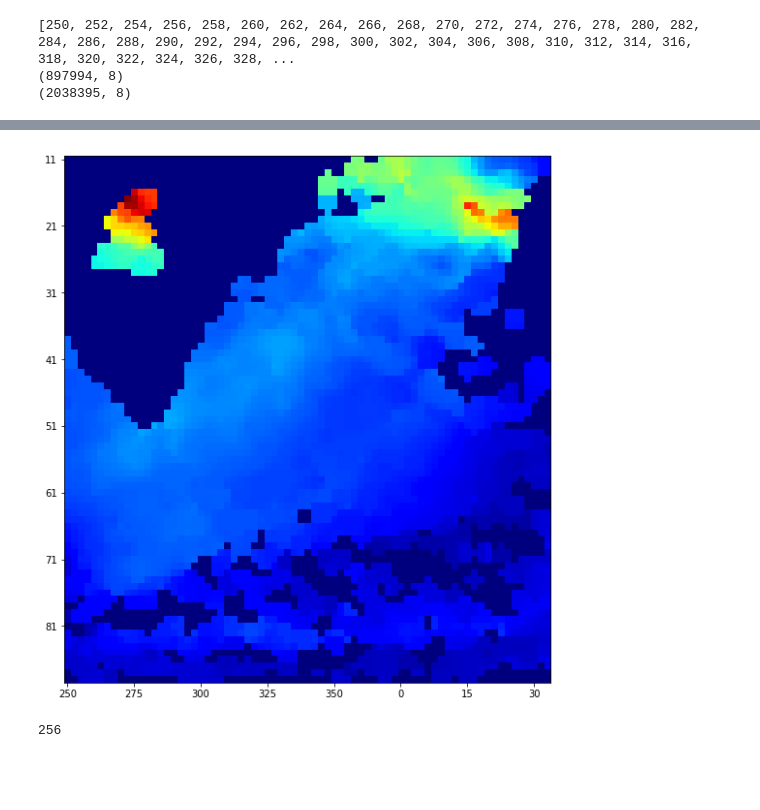
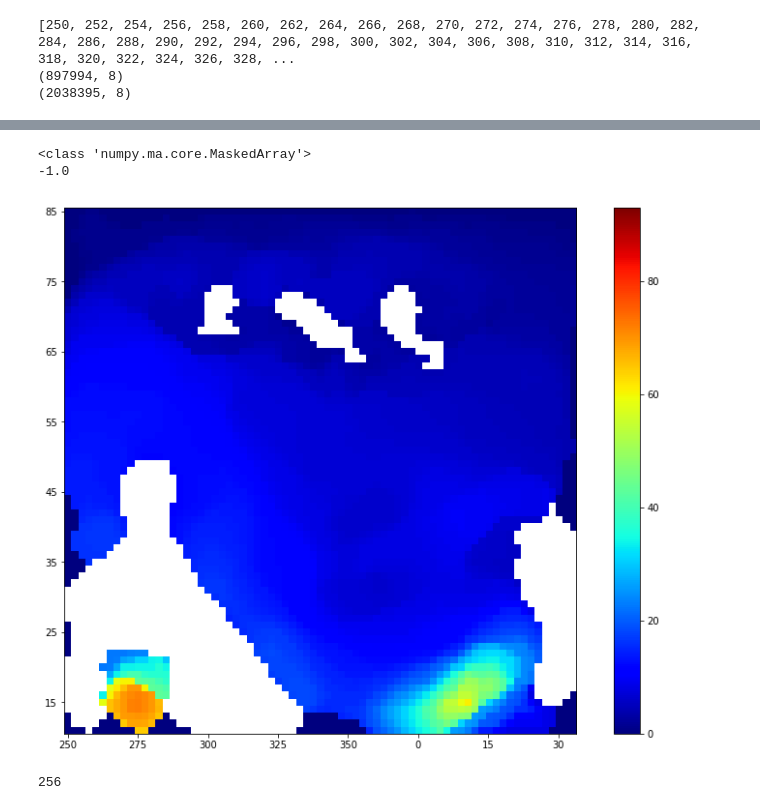
Before and after one commit to vtsuperdarn/DeepPredTEC, a Jupyter notebook: TecMovie/plotting_tec.ipynb, the cells around one changed output, grey strips where cells are left out. Saved outputs shown, nothing was run; the diff lists cells and outputs as text; code cells hidden in the pictures; blank space fills up the shorter version.

Commit message:
plotting_tec updated

```diff
--- a/TecMovie/plotting_tec.ipynb
+++ b/TecMovie/plotting_tec.ipynb
@@ -60,9 +61,10 @@ print medFiltTECDF.shape
 (897994, 8)
 (2038395, 8)
 # %%
+date_val = ["15", "25", "30", "45", "55", "60", "75", "85", "90", "105", "115", "120", "135", "145", "150", "165", "175", "180", "195", "200", "210", "225", "230"]
 #initializing the datetime variable which will be used for selecting values from the table
-date = datetime.datetime.strptime( "20150101"+ ":" + "235", "%Y%m%d:%H%M" )
+date = datetime.datetime.strptime( "20150101"+ ":" + "230", "%Y%m%d:%H%M" )
 #selecting those rows where the datetime gives the time with the longitudes are in the given range and latitude = 11
-print medFiltTECDF[(medFiltTECDF["Mlat"]==11.00) & (medFiltTECDF["Mlon"].isin(longitudes)) & (medFiltTECDF["date"]==date)]
+print selectedmedFiltTECDF[(medFiltTECDF["Mlat"]==11.00) & (medFiltTECDF["date"]==date)]
 # %% [output]
           dateStr  timeStr  Mlat   Mlon  med_tec  dlat  dlon  \
@@ -102,0 +130,9 @@ print tec2d.shape
+# %%
+tec_maps = np.array(tec_maps)
+print tec_maps.shape
+#masking the -1 value in the tec2d
+tec_maps_masked = np.ma.masked_where(tec_maps <= -1, tec_maps)
+min_val = np.min(tec_maps_masked)
+max_val = np.max(tec_maps_masked)
+print np.min(tec_maps_masked)
+print np.max(tec_maps_masked)
@@ -102,0 +143,13 @@ print tec2d.shape
+# %%
+#Flipping the matrix to get the low latitude value at the bottom
+tec2d_inv = np.flipud(tec_maps_masked[0])
+#plotting the TEC map
+fig, ax = plt.subplots(1,1, figsize=(14, 10))
+x = list(range(225, 360, 25)) + list(range(0, 35, 15))
+y = list(range(15, 100, 10))
+ax.set_xticklabels(tuple(x))
+ax.set_yticklabels(y[::-1])
+plt.imshow(tec2d_inv, cmap='jet', interpolation='nearest', vmin=min_val, vmax=max_val)
+plt.colorbar()
+fig.savefig(str(0)+'.png', dpi=fig.dpi)
+#plt.show()
@@ -103,15 +158,24 @@ print tec2d.shape
+# %%
+print type(tec2d_inv)
+tec2d_filtered = medfilt2d(tec2d_inv, 7)
+print np.min(tec2d_filtered)
+tec2d_filt_masked = np.ma.masked_where(tec2d_filtered <= -1, tec2d_filtered)
+# %% [output]
+<class 'numpy.ma.core.MaskedArray'>
+-1.0
 # %%
 #plotting the TEC map
 fig, ax = plt.subplots(1,1, figsize=(14, 10))
 x = list(range(225, 360, 25)) + list(range(0, 35, 15))
-y = list(range(1, 90, 10))
+y = list(range(15, 100, 10))
 ax.set_xticklabels(tuple(x))
-ax.set_yticklabels(y)
-plt.imshow(tec2d, cmap='jet', interpolation='nearest')
-fig.savefig('0235.png', dpi=fig.dpi)
-plt.show()
+ax.set_yticklabels(y[::-1])
+plt.imshow(tec2d_filt_masked, cmap='jet', interpolation='nearest', vmin=min_val, vmax=max_val)
+plt.colorbar()
+fig.savefig('filter7.png', dpi=fig.dpi)
+#plt.show()
 # %% [output]
-[figure, old version]
+[figure, new version]
 # %%
 #command to take the plots and convert it into a movie
 import os
```
Also changed, not shown: parts of 6 cells of this notebook.
